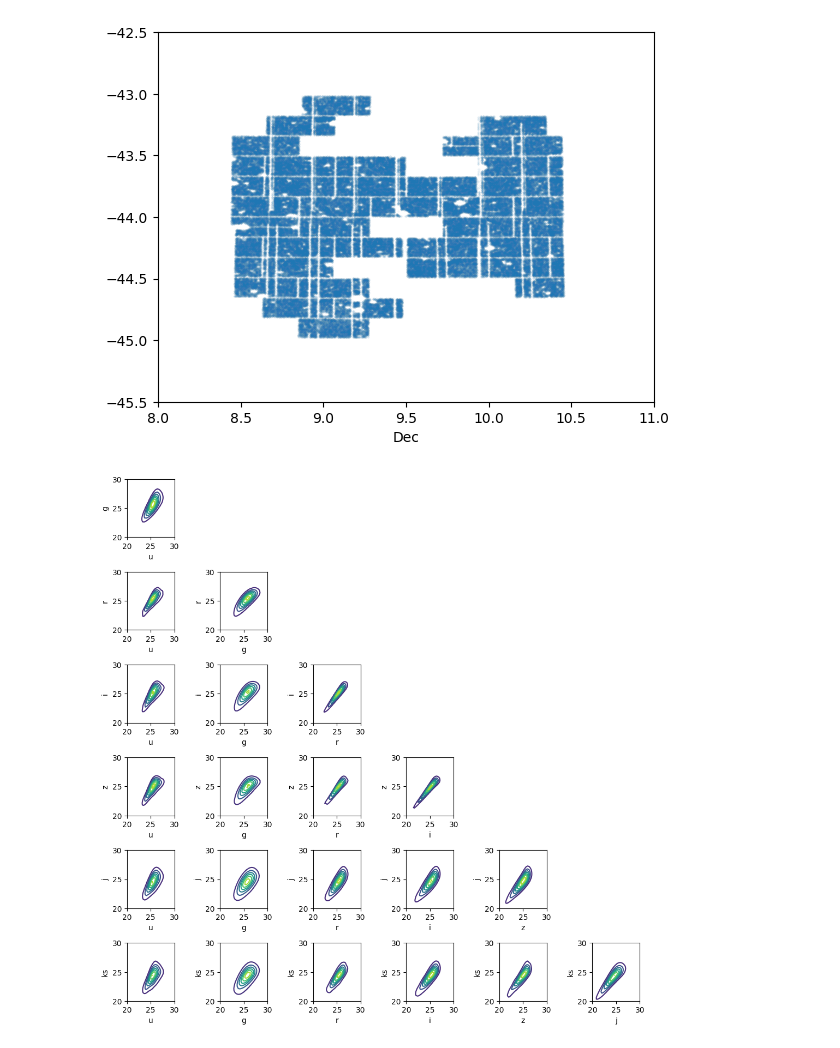
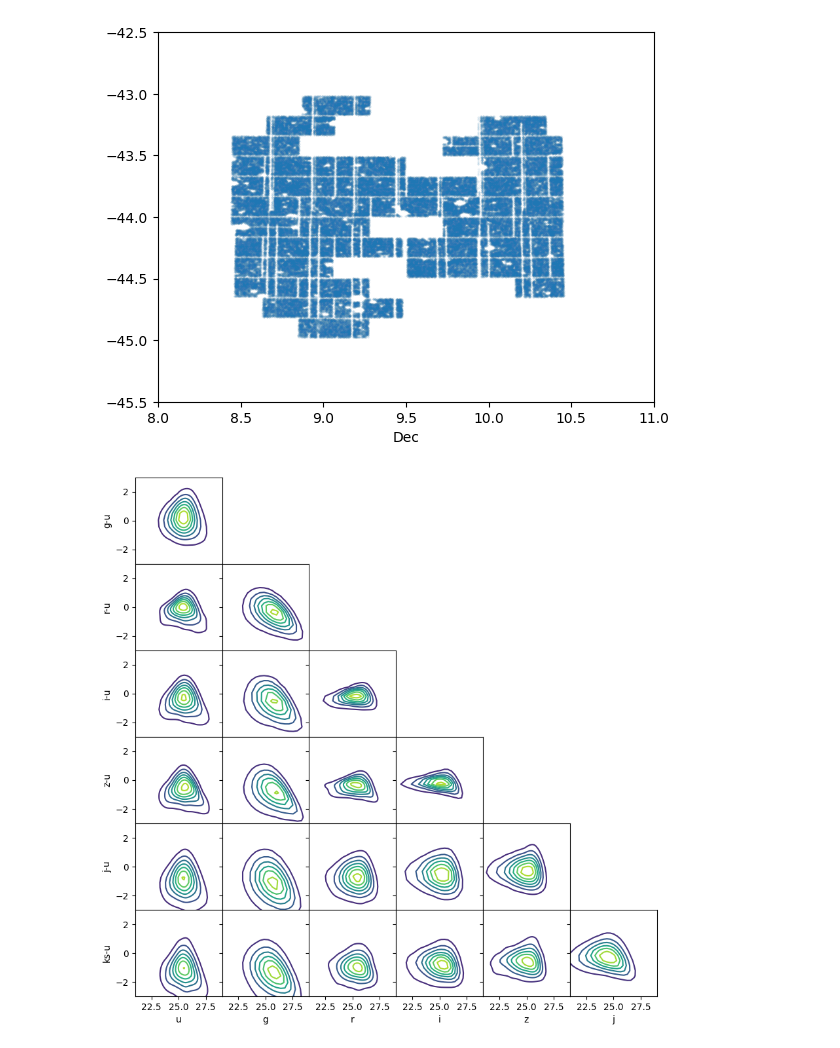
Before and after one commit to chihway/mapping_the_universe, a Jupyter notebook: Basic/Tutorial 2 - Galaxy Catalogs.ipynb, the cells around one changed output. Cells and saved outputs as stored; diff of their text form; code cells hidden in the pictures.

```diff
--- a/Basic/Tutorial 2 - Galaxy Catalogs.ipynb
+++ b/Basic/Tutorial 2 - Galaxy Catalogs.ipynb
@@ -107,51 +128,60 @@ plt.xlabel('Dec')
 Text(0.5, 0, 'Dec')
 [figure]
 # %%
-# make a color-color plot
+# make a color-magnitude plot
+
 fitsdata_mask = fitsdata[mask][:10000]
 
 from scipy.stats import gaussian_kde
+from matplotlib.gridspec import GridSpec
 
-mag_u = -2.5*np.log10(fitsdata_mask['BDF_FLUX_DERED_CALIB_U'])+30.0
-mag_g = -2.5*np.log10(fitsdata_mask['BDF_FLUX_DERED_CALIB_G'])+30.0
-mag_r = -2.5*np.log10(fitsdata_mask['BDF_FLUX_DERED_CALIB_R'])+30.0
-mag_i = -2.5*np.log10(fitsdata_mask['BDF_FLUX_DERED_CALIB_I'])+30.0
-mag_z = -2.5*np.log10(fitsdata_mask['BDF_FLUX_DERED_CALIB_Z'])+30.0
-mag_j = -2.5*np.log10(fitsdata_mask['BDF_FLUX_DERED_CALIB_J'])+30.0
-mag_ks = -2.5*np.log10(fitsdata_mask['BDF_FLUX_DERED_CALIB_KS'])+30.0
+def flux2mag(flux):
+    return -2.5*np.log10(flux)+30.0
+
+mag_u = flux2mag(fitsdata_mask['BDF_FLUX_DERED_CALIB_U'])
+mag_g = flux2mag(fitsdata_mask['BDF_FLUX_DERED_CALIB_G'])
+mag_r = flux2mag(fitsdata_mask['BDF_FLUX_DERED_CALIB_R'])
+mag_i = flux2mag(fitsdata_mask['BDF_FLUX_DERED_CALIB_I'])
+mag_z = flux2mag(fitsdata_mask['BDF_FLUX_DERED_CALIB_Z'])
+mag_j = flux2mag(fitsdata_mask['BDF_FLUX_DERED_CALIB_J'])
+mag_ks = flux2mag(fitsdata_mask['BDF_FLUX_DERED_CALIB_KS'])
 
 mags = [mag_u,mag_g,mag_r,mag_i,mag_z,mag_j,mag_ks]
 mags = np.nan_to_num(np.array(mags))
 color = ['u','g','r','i','z','j','ks']
+Color = ['U','G','R','I','Z','J','KS']
 
-plt.figure(figsize=(12,12))
+fig = plt.figure(figsize=(12, 12))
+gs = GridSpec(7, 7, hspace=0, wspace=0)
+
 for i in range(7):
     for j in range(7):
         if i>j:
 
             # Calculate the point density using a kernel density estimation
-            xy = np.vstack([mags[j], mags[i]])
+            xy = np.vstack([mags[j], mags[i]-mags[j]])
             kde = gaussian_kde(xy)
 
             # Create a grid of points for the contour plot
-            X, Y = np.mgrid[mags[i].min():mags[i].max():100j, mags[j].min():mags[j].max():100j]
+            X, Y = np.mgrid[mags[j].min():mags[j].max():100j, (mags[i]-mags[j]).min():(mags[i]-mags[j]).max():100j]
             positions = np.vstack([X.ravel(), Y.ravel()])
 
             # Evaluate the KDE on the grid
             Z = np.reshape(kde(positions).T, X.shape)
 
             # Create the contour plot
-            plt.subplot(7, 7, i*7+j+1)
-            plt.contour(X, Y, Z)
-            plt.xlabel(color[j])
-            plt.ylabel(color[i])
-            plt.xlim(20,30)
-            plt.ylim(20,30)
-#             plt.colorbar()
+            ax = fig.add_subplot(gs[i, j])
+            ax.contour(X, Y, Z)
+            if i==6:
+                ax.set_xlabel(color[j])
+            else:
+                ax.set_xticklabels("")
+            if j==0:
+                ax.set_ylabel(color[i]+'-'+color[j])
+            else:
+                ax.set_yticklabels("")
 
-
-#             plt.subplot(7, 7, i*7+j+1)
-#             plt.scatter(mags[i], mags[j], s=0.1, alpha=0.1)
-plt.tight_layout()
+            ax.set_xlim(21,29)
+            ax.set_ylim(-3,3)
 # %% [output]
-[figure, old version]
+[figure, new version]
```
Also changed, not shown: parts of 18 cells of this notebook.
